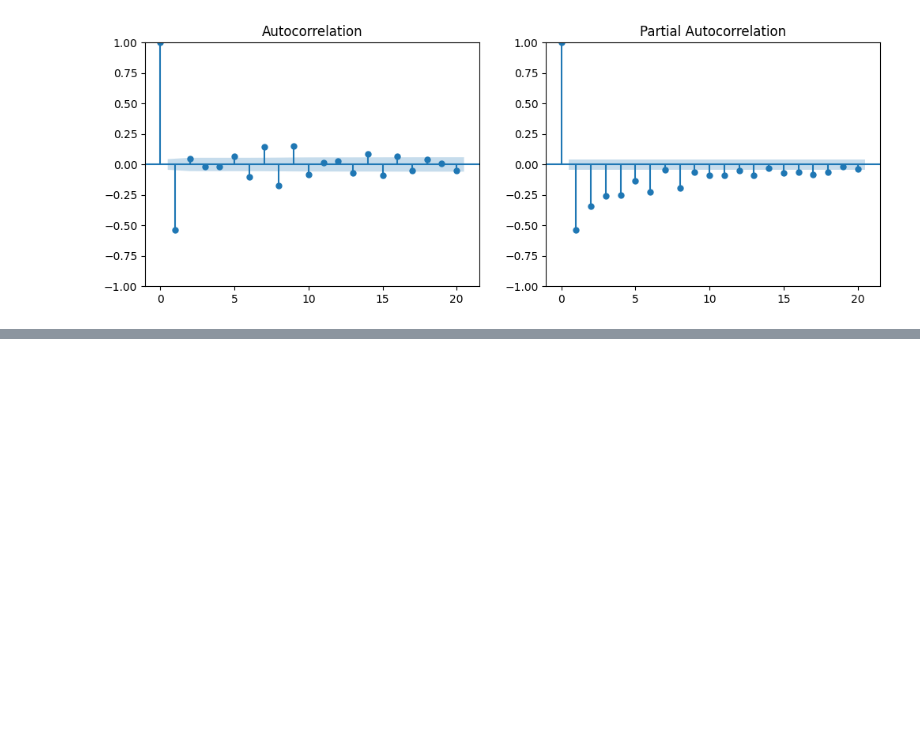
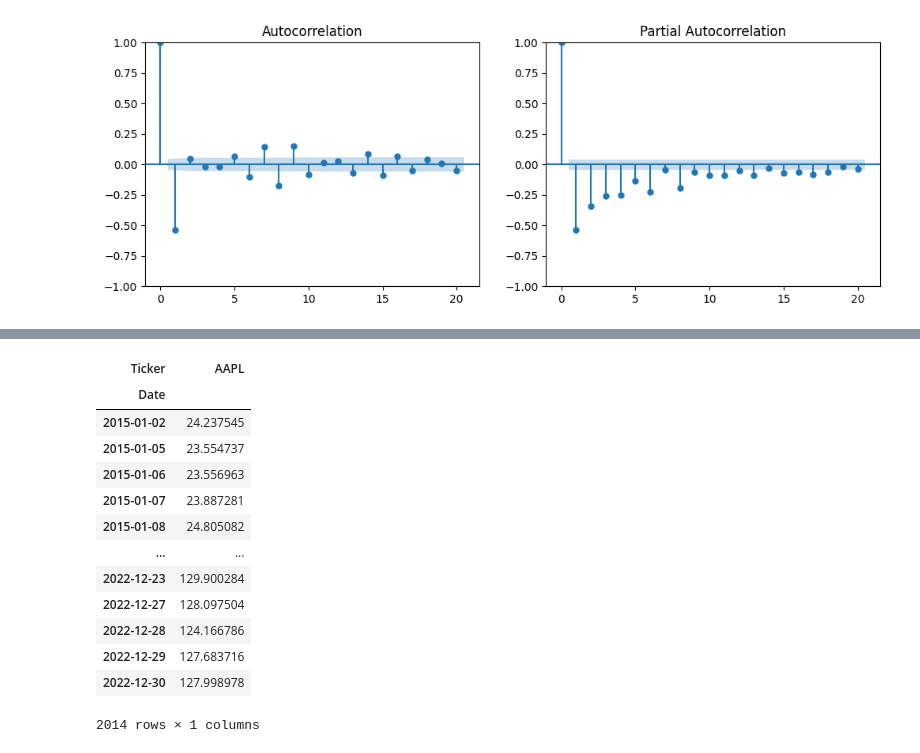
Before and after one commit to a-anuj/box-jenkins-method, a Jupyter notebook: box-jenkins-method-apple-stock-predict.ipynb, the cells around one changed output, grey strips where cells are left out. Saved outputs shown, nothing was run; the diff lists cells and outputs as text; code cells hidden in the pictures; blank space fills up the shorter version.

```diff
--- a/box-jenkins-method-apple-stock-predict.ipynb
+++ b/box-jenkins-method-apple-stock-predict.ipynb
@@ -166,0 +205,17 @@ Note: you may need to restart the kernel to use updated packages.
+# %%
+stock_data
+# %% [output]
+| Ticker | AAPL |
+| Date |  |
+| 2015-01-02 | 24.237545 |
+| 2015-01-05 | 23.554737 |
+| 2015-01-06 | 23.556963 |
+| 2015-01-07 | 23.887281 |
+| 2015-01-08 | 24.805082 |
+| ... | ... |
+| 2022-12-23 | 129.900284 |
+| 2022-12-27 | 128.097504 |
+| 2022-12-28 | 124.166786 |
+| 2022-12-29 | 127.683716 |
+| 2022-12-30 | 127.998978 |
+2014 rows × 1 columns
```
Also changed, not shown: parts of 10 cells of this notebook.
